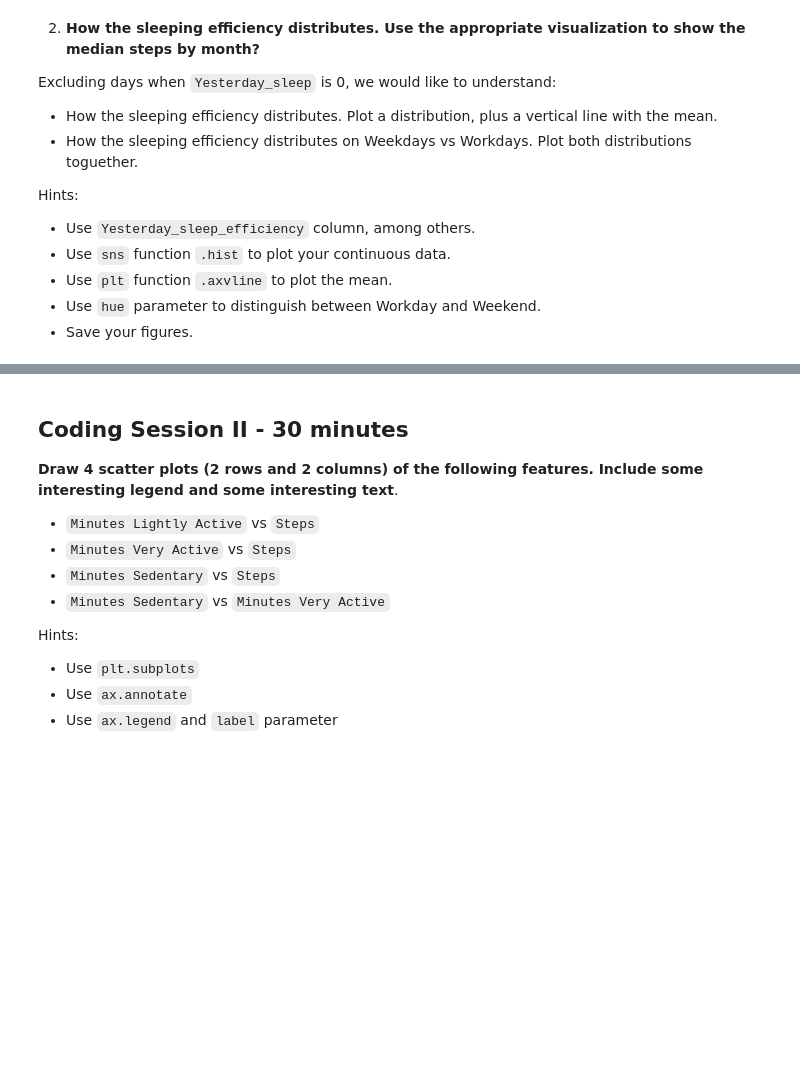
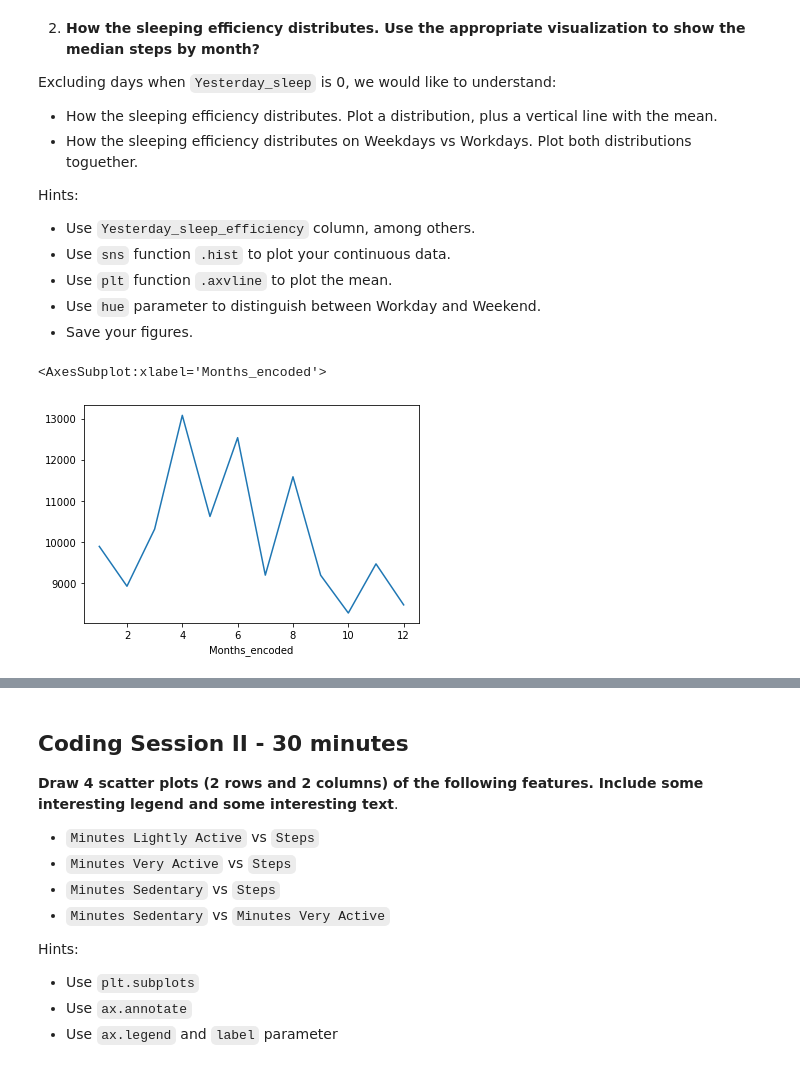
Before and after one commit to Ironhack-Data-Madrid-Marzo-2021/lab-visualization-extra, a Jupyter notebook: our_code.ipynb, the cells around one changed output, grey strips where cells are left out. Drawn from its saved outputs; the diff is of its cells as text; code cells hidden in the pictures; blank space fills up the shorter version.

```diff
--- a/our_code.ipynb
+++ b/our_code.ipynb
@@ -52,0 +52,6 @@ Hints:
+# %%
+a=fitbit.groupby(["Months_encoded"]).Steps.mean().round(0)
+a.plot()
+# %% [output]
+<AxesSubplot:xlabel='Months_encoded'>
+[figure, added]
```
Also changed, not shown: parts of 8 cells of this notebook.
